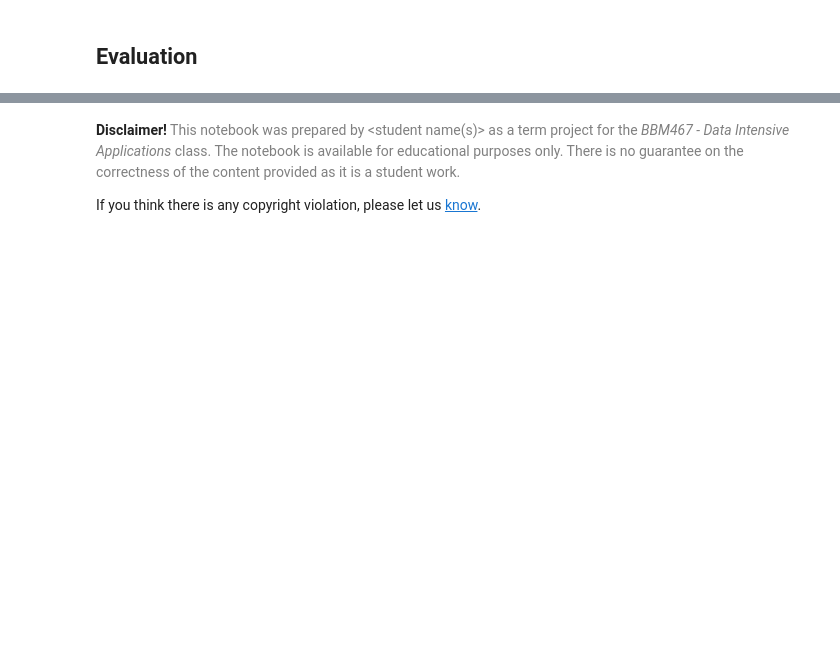
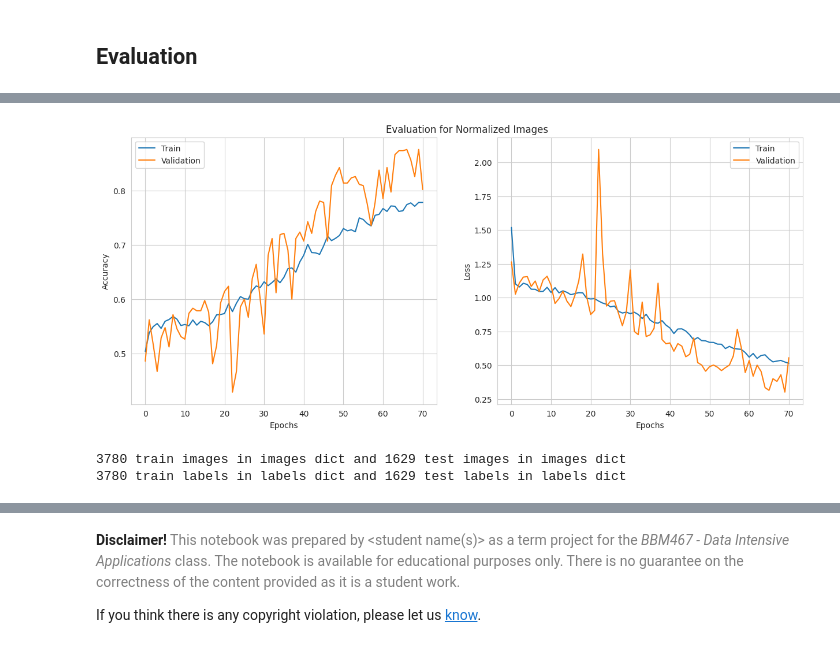
Before and after one commit to semooww/DSCP, a Jupyter notebook: bbm467_template_EN.ipynb, the cells around one changed output, grey strips where cells are left out. Drawn from its saved outputs; the diff is of its cells as text; code cells hidden in the pictures; blank space fills up the shorter version.

```diff
--- a/bbm467_template_EN.ipynb
+++ b/bbm467_template_EN.ipynb
@@ -315,0 +503,3 @@ Remeber, your work may not be an original one. However, this document must be ge
+# %%
+model = create_model()
+model, acc, val_acc, loss, val_loss, test_acc_normalized, test_loss_normalized = strafied_kfold(model, X_train, y_train)
@@ -315,0 +524,9 @@ Remeber, your work may not be an original one. However, this document must be ge
+# %%
+plot_history([acc, val_acc, loss, val_loss], "Normalized")
+# %% [output]
+[figure, added]
+# %%
+X_train, X_test, y_train, y_test = create_dataset(df, 2)
+# %% [output]
+3780 train images in images dict and 1629 test images in images dict
+3780 train labels in labels dict and 1629 test labels in labels dict
```
Also changed, not shown: parts of 30 cells of this notebook, 1 other file.
